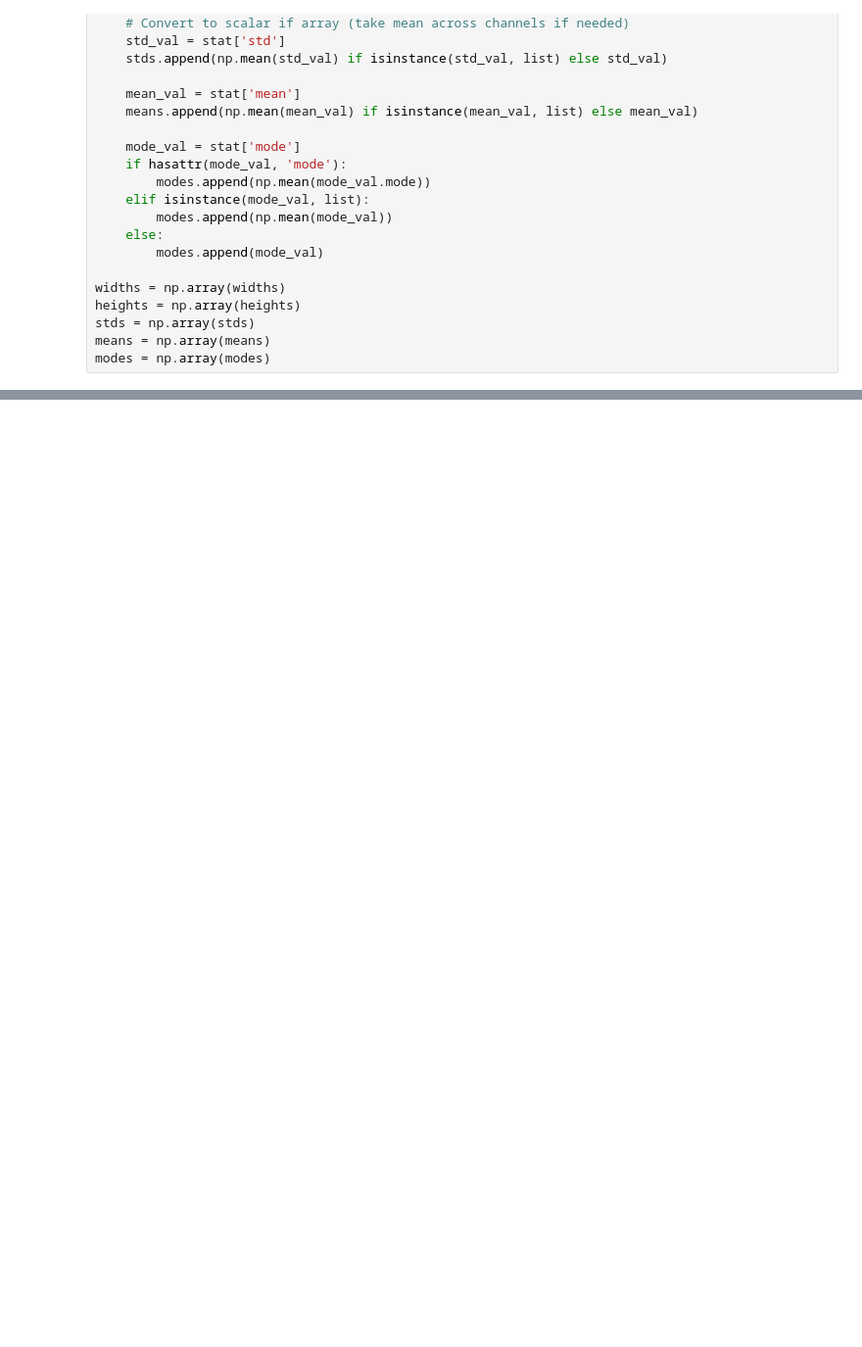
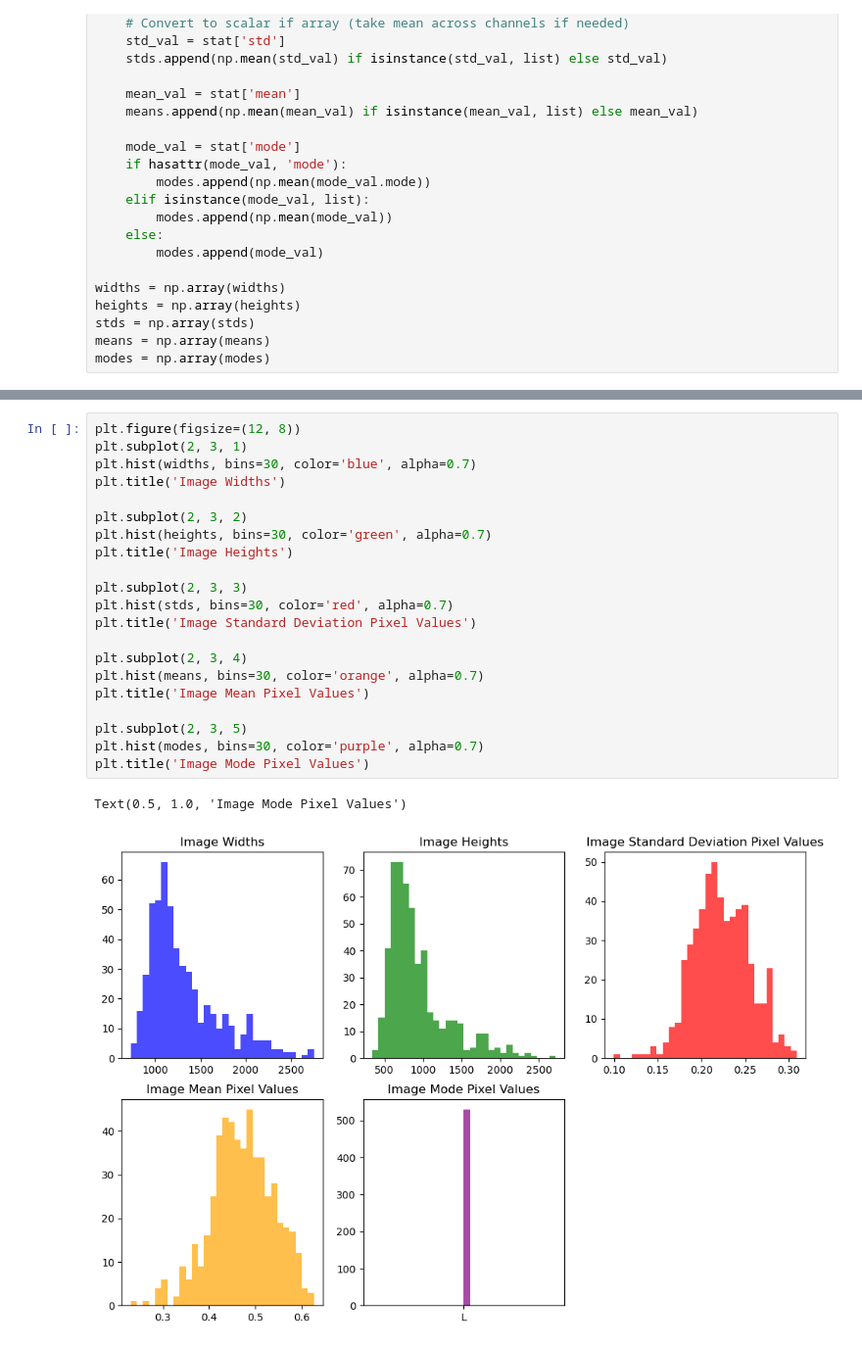
Before and after one commit to lukesaleh/Uncertainty-WGANs, a Jupyter notebook: notebooks/setup_xray.ipynb, the cells around one changed output, grey strips where cells are left out. Shown: that part at 98% size. Drawn from its saved outputs; the diff is of its cells as text; blank space fills up the shorter version.

```diff
--- a/notebooks/setup_xray.ipynb
+++ b/notebooks/setup_xray.ipynb
@@ -281,0 +353,24 @@ Text(0.5, 1.0, 'Image Standard Deviation Pixel Values')
+# %%
+plt.figure(figsize=(12, 8))
+plt.subplot(2, 3, 1)
+plt.hist(widths, bins=30, color='blue', alpha=0.7)
+plt.title('Image Widths')
+
+plt.subplot(2, 3, 2)
+plt.hist(heights, bins=30, color='green', alpha=0.7)
+plt.title('Image Heights')
+
+plt.subplot(2, 3, 3)
+plt.hist(stds, bins=30, color='red', alpha=0.7)
+plt.title('Image Standard Deviation Pixel Values')
+
+plt.subplot(2, 3, 4)
+plt.hist(means, bins=30, color='orange', alpha=0.7)
+plt.title('Image Mean Pixel Values')
+
+plt.subplot(2, 3, 5)
+plt.hist(modes, bins=30, color='purple', alpha=0.7)
+plt.title('Image Mode Pixel Values')
+# %% [output]
+Text(0.5, 1.0, 'Image Mode Pixel Values')
+[figure, added]
```
Also changed, not shown: parts of 8 cells of this notebook, 1 other file.
